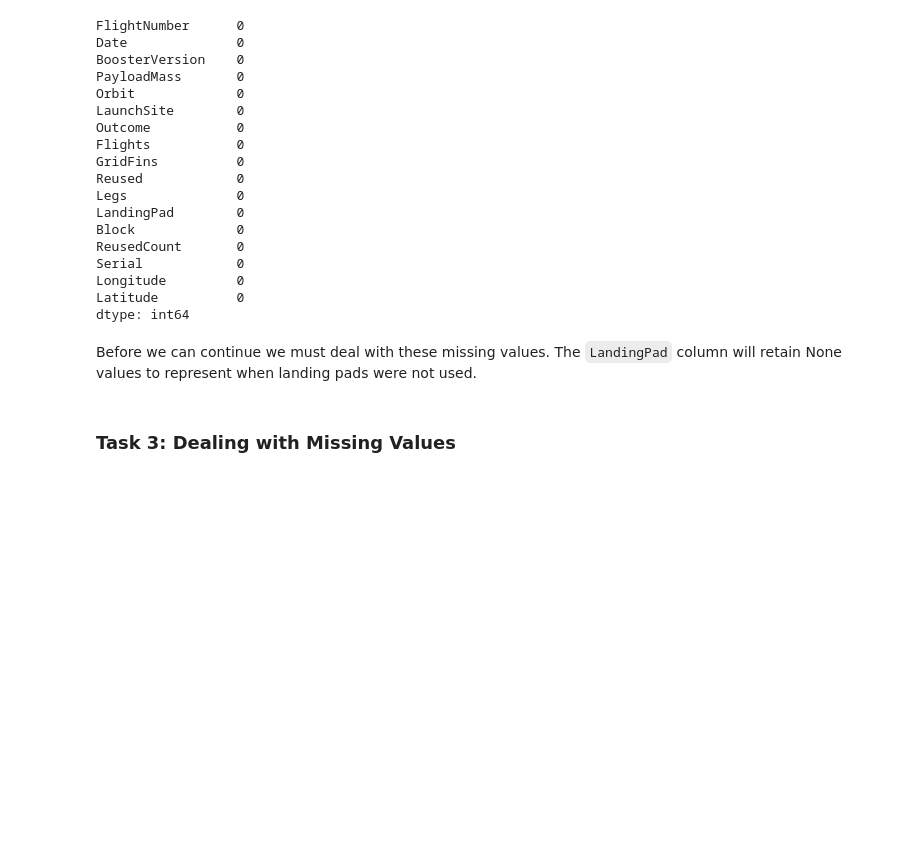
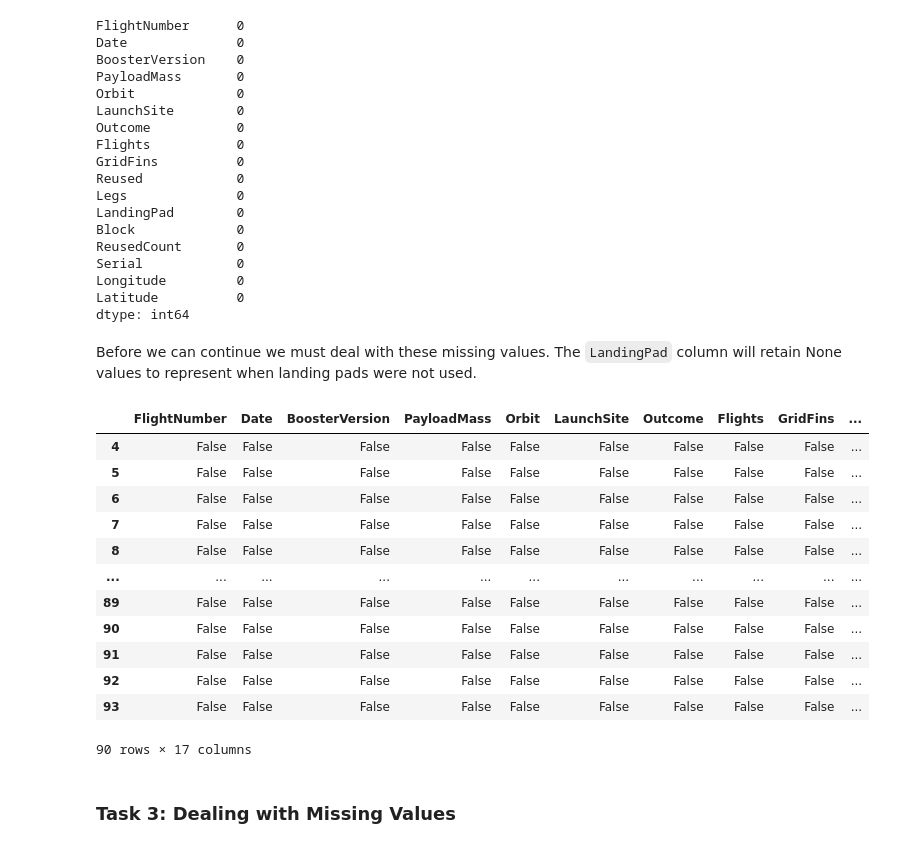
Before and after one commit to sonnguyen91hp/Capstone, a Jupyter notebook: jupyter-labs-spacex-data-collection-api.ipynb, the cells around one changed output. Saved outputs shown, nothing was run; the diff lists cells and outputs as text; code cells hidden in the pictures; blank space fills up the shorter version.

```diff
--- a/jupyter-labs-spacex-data-collection-api.ipynb
+++ b/jupyter-labs-spacex-data-collection-api.ipynb
@@ -370,6 +370,22 @@ Latitude          0
 dtype: int64
 # %% [markdown]
 Before we can continue we must deal with these missing values. The <code>LandingPad</code> column will retain None values to represent when landing pads were not used.
+# %%
+df_spacex.isnull()
+# %% [output]
+|  | FlightNumber | Date | BoosterVersion | PayloadMass | Orbit | LaunchSite | Outcome | Flights | GridFins | ... |
+| 4 | False | False | False | False | False | False | False | False | False | ... |
+| 5 | False | False | False | False | False | False | False | False | False | ... |
+| 6 | False | False | False | False | False | False | False | False | False | ... |
+| 7 | False | False | False | False | False | False | False | False | False | ... |
+| 8 | False | False | False | False | False | False | False | False | False | ... |
+| ... | ... | ... | ... | ... | ... | ... | ... | ... | ... | ... |
+| 89 | False | False | False | False | False | False | False | False | False | ... |
+| 90 | False | False | False | False | False | False | False | False | False | ... |
+| 91 | False | False | False | False | False | False | False | False | False | ... |
+| 92 | False | False | False | False | False | False | False | False | False | ... |
+| 93 | False | False | False | False | False | False | False | False | False | ... |
+90 rows × 17 columns
 # %% [markdown]
 ### Task 3: Dealing with Missing Values
 # %% [markdown]
```
Also changed, not shown: 1 other file.
